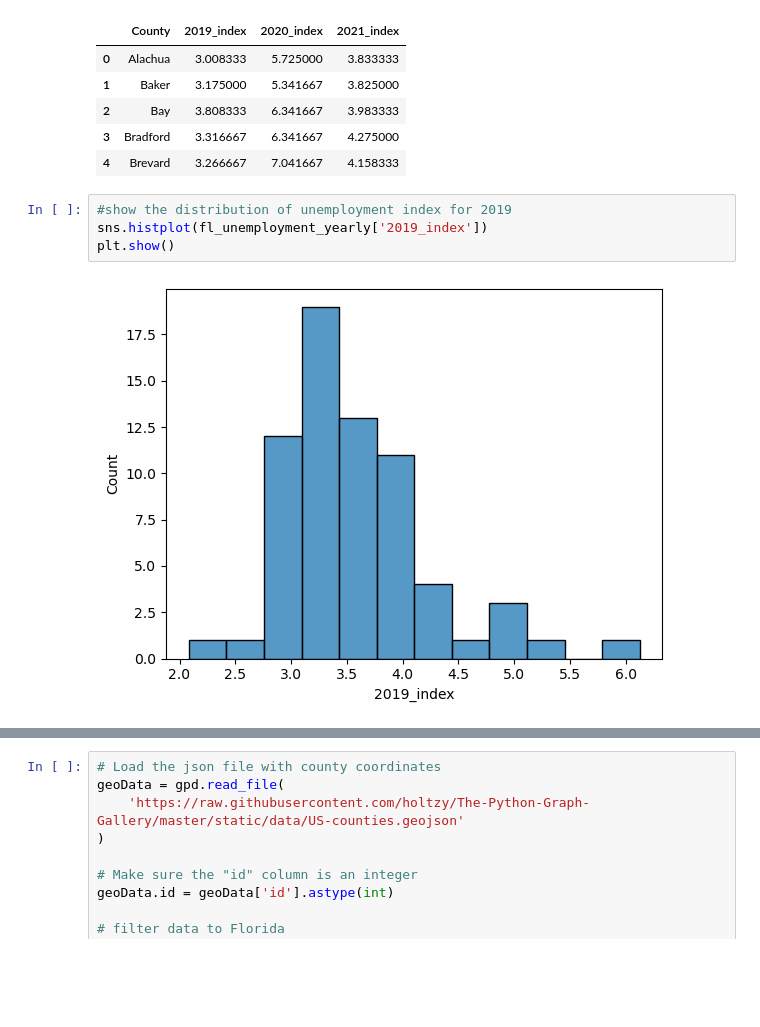
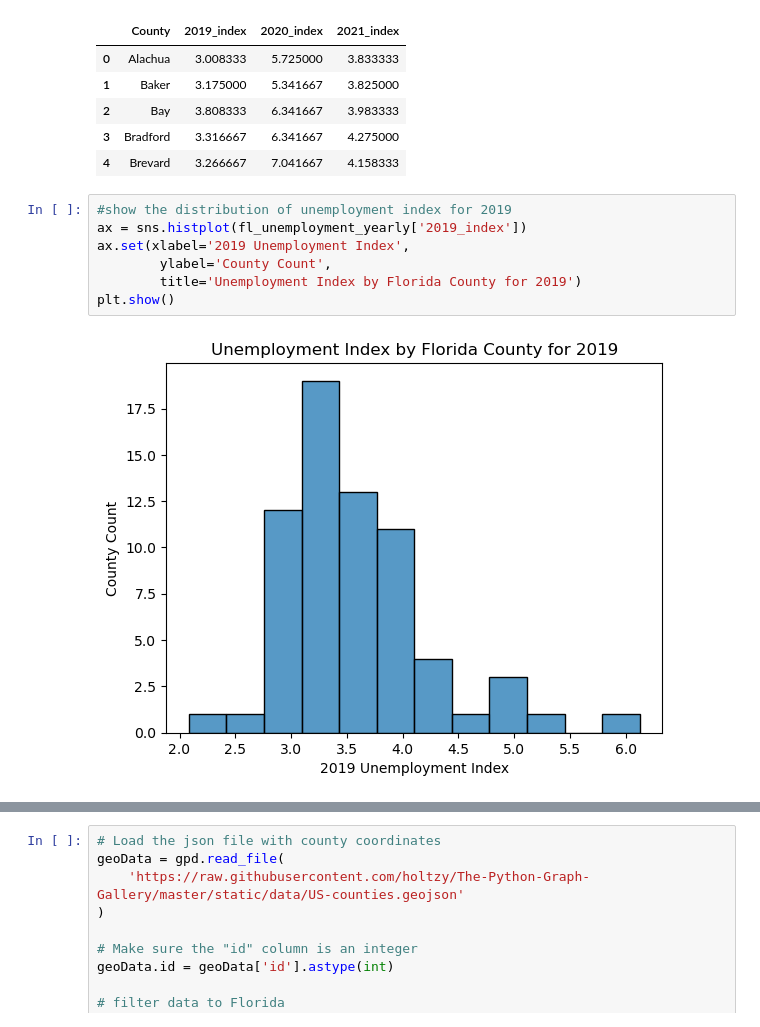
Before and after one commit to UDoWhile/Project-1, a Jupyter notebook: main_padilla.ipynb, the cells around one changed output, grey strips where cells are left out. Drawn from its saved outputs; the diff is of its cells as text; blank space fills up the shorter version.

Commit message:
updated visuals with YoY chg and labels on histogram

```diff
--- a/main_padilla.ipynb
+++ b/main_padilla.ipynb
@@ -102,9 +102,12 @@ fl_unemployment_yearly.head()
 | 4 | Brevard | 3.266667 | 7.041667 | 4.158333 |
 # %%
 #show the distribution of unemployment index for 2019
-sns.histplot(fl_unemployment_yearly['2019_index'])
+ax = sns.histplot(fl_unemployment_yearly['2019_index'])
+ax.set(xlabel='2019 Unemployment Index',
+        ylabel='County Count',
+        title='Unemployment Index by Florida County for 2019')
 plt.show()
 # %% [output]
-[figure, old version]
+[figure, new version]
 # %%
 #show the distribution of unemployment index for 2020
```
Also changed, not shown: parts of 7 cells of this notebook.
